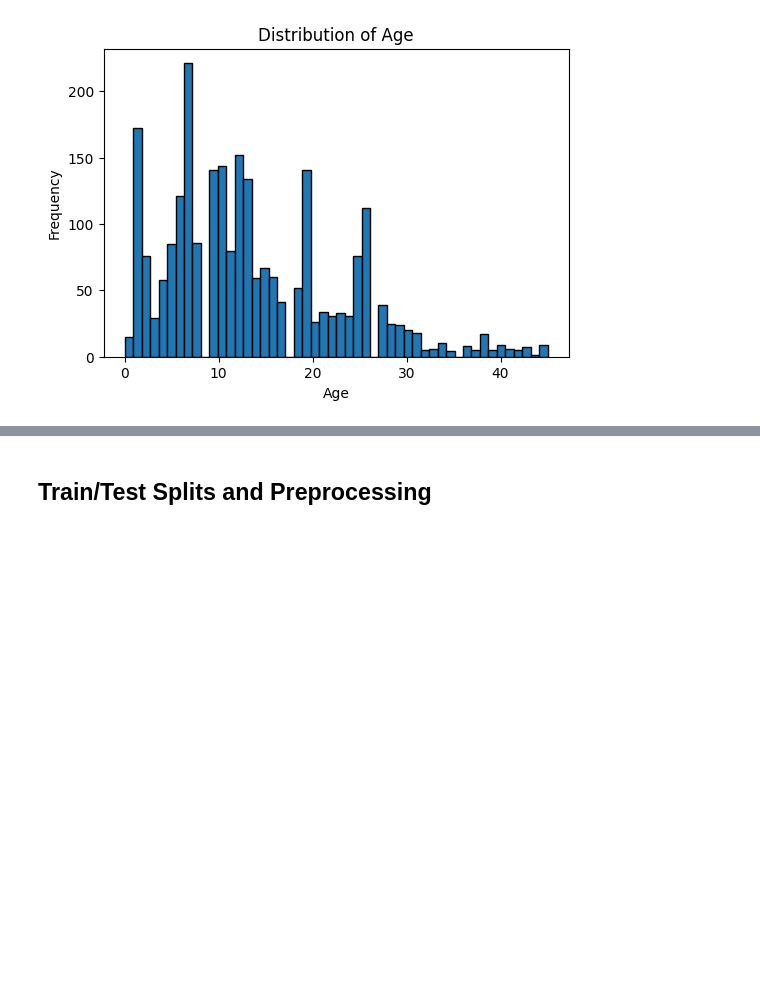
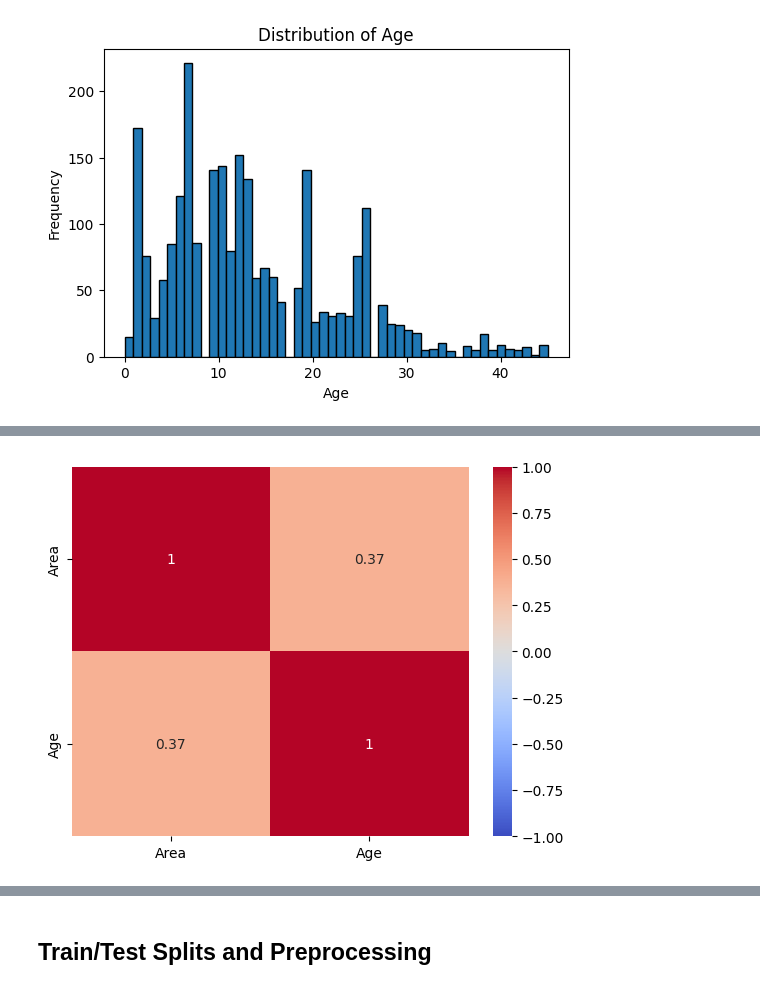
Before and after one commit to shaunechua/housing_prices, a Jupyter notebook: housing_prices.ipynb, the cells around one changed output, grey strips where cells are left out. Drawn from its saved outputs; the diff is of its cells as text; code cells hidden in the pictures; blank space fills up the shorter version.

```diff
--- a/housing_prices.ipynb
+++ b/housing_prices.ipynb
@@ -84,0 +92,5 @@ plt.show()
+# %%
+sns.heatmap(central[['Area', 'Age']].corr(), annot=True, cmap='coolwarm', vmin=-1, vmax=1)
+plt.savefig(FIGURES_DIR / 'correlation_heatmap.png', dpi=200)
+# %% [output]
+[figure, added]
```
Also changed, not shown: parts of 5 cells of this notebook, 4 other files.
